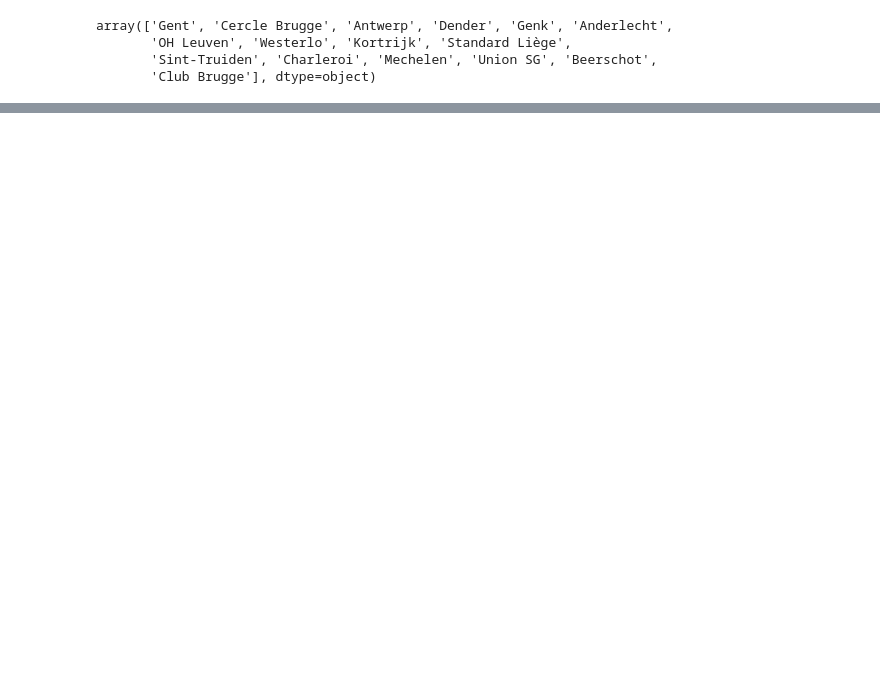
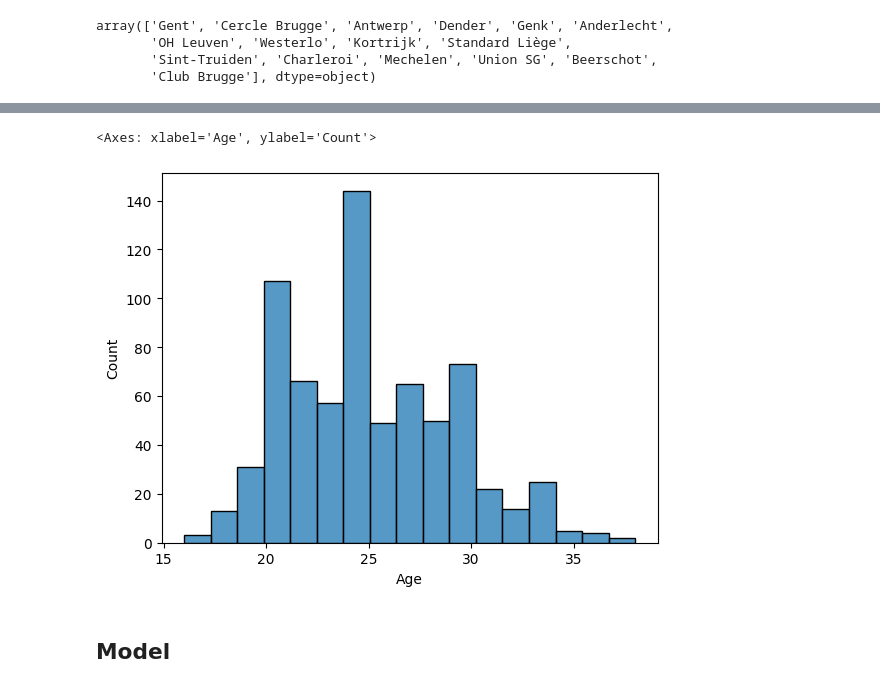
Before and after one commit to nivonl/soccer_predict_league, a Jupyter notebook: scrape_data_wrangaling.ipynb, the cells around one changed output, grey strips where cells are left out. Saved outputs shown, nothing was run; the diff lists cells and outputs as text; code cells hidden in the pictures; blank space fills up the shorter version.

```diff
--- a/scrape_data_wrangaling.ipynb
+++ b/scrape_data_wrangaling.ipynb
@@ -221,0 +491,2 @@ NameError: name 'last_season_df' is not defined
+# %%
+transitions_age = top_4_entries.loc[top_4_entries['previous_league'] == 'Championship'][['Player','Season','Age','League','previous_league']]
@@ -221,0 +503,2 @@ NameError: name 'last_season_df' is not defined
+# %%
+transitions_age = transitions_age.drop_duplicates(subset=['Player'])
@@ -221,0 +521,7 @@ NameError: name 'last_season_df' is not defined
+# %%
+sns.histplot(transitions_age['Age'])
+# %% [output]
+<Axes: xlabel='Age', ylabel='Count'>
+[figure, added]
+# %% [markdown]
+## Model
```
Also changed, not shown: parts of 60 cells of this notebook.
